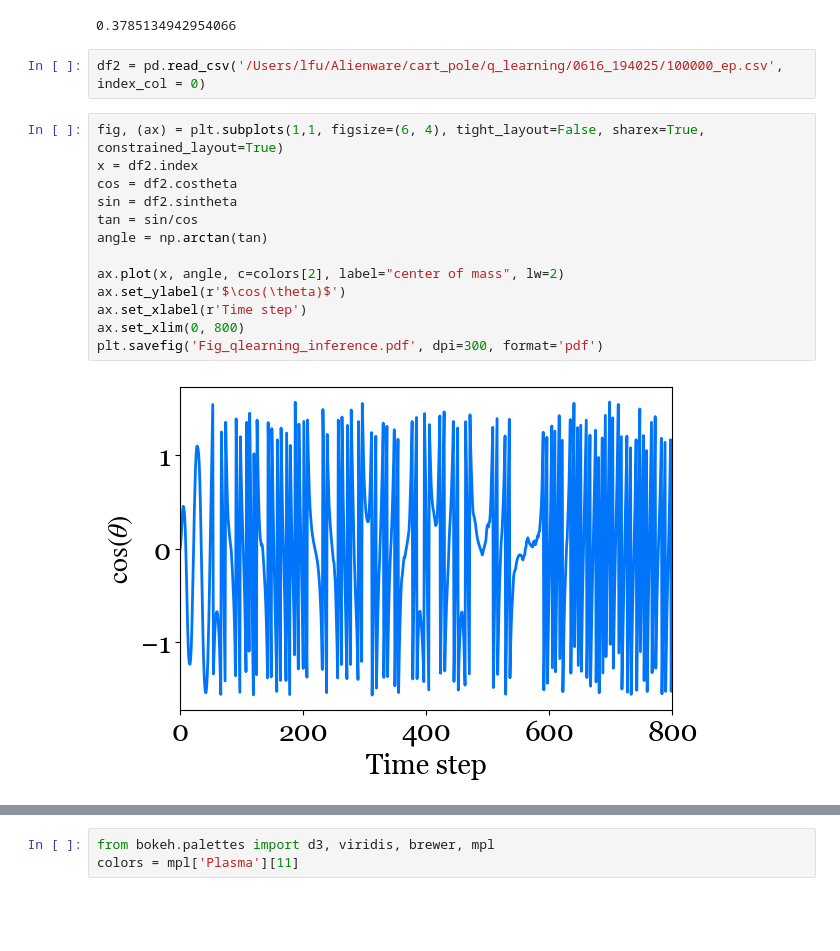
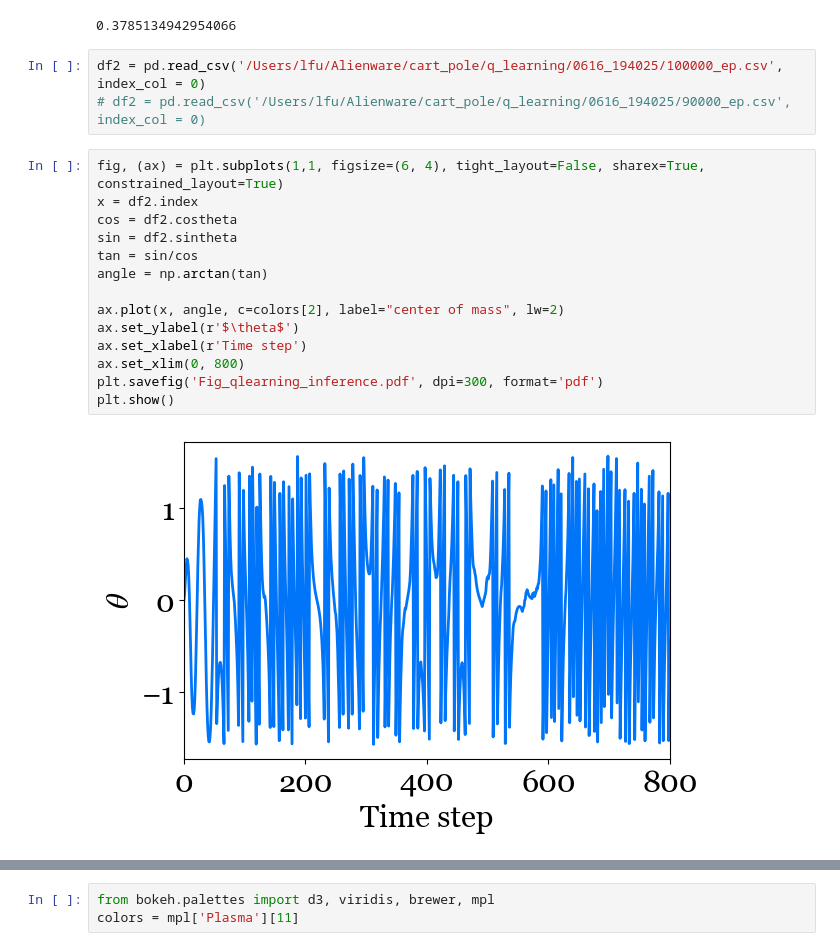
Before and after one commit to ss555/cart_pole, a Jupyter notebook: q_learning/plot_paper_qlearning.ipynb, the cells around one changed output, grey strips where cells are left out. Saved outputs shown, nothing was run; the diff lists cells and outputs as text; blank space fills up the shorter version.

```diff
--- a/q_learning/plot_paper_qlearning.ipynb
+++ b/q_learning/plot_paper_qlearning.ipynb
@@ -71,21 +73,23 @@ y[-10000:].mean()
 0.3785134942954066
 # %%
 df2 = pd.read_csv('/Users/lfu/Alienware/cart_pole/q_learning/0616_194025/100000_ep.csv', index_col = 0)
+# df2 = pd.read_csv('/Users/lfu/Alienware/cart_pole/q_learning/0616_194025/90000_ep.csv', index_col = 0)
 # %%
 fig, (ax) = plt.subplots(1,1, figsize=(6, 4), tight_layout=False, sharex=True, constrained_layout=True)
 x = df2.index
 cos = df2.costheta
 sin = df2.sintheta
 tan = sin/cos
 angle = np.arctan(tan)
 
 ax.plot(x, angle, c=colors[2], label="center of mass", lw=2)
-ax.set_ylabel(r'$\cos(\theta)$')
+ax.set_ylabel(r'$\theta$')
 ax.set_xlabel(r'Time step')
 ax.set_xlim(0, 800)
 plt.savefig('Fig_qlearning_inference.pdf', dpi=300, format='pdf')
+plt.show()
 # %% [output]
-[figure, old version]
+[figure, new version]
 # %%
 rcParams['font.size'] = 22
 fig, (ax, ax1) = plt.subplots(1,2, figsize=(10, 4), gridspec_kw = {'width_ratios':[1, 2]}, tight_layout=False,  constrained_layout=True)
```
Also changed, not shown: parts of 4 cells of this notebook, 31 other files.
